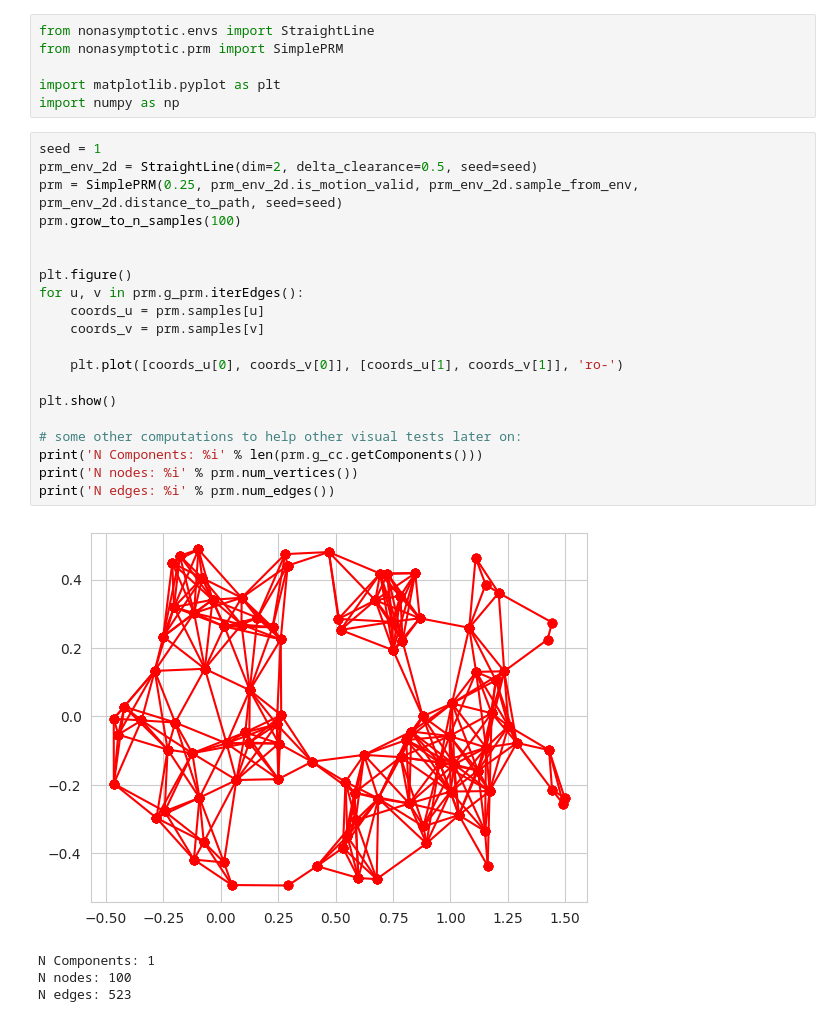
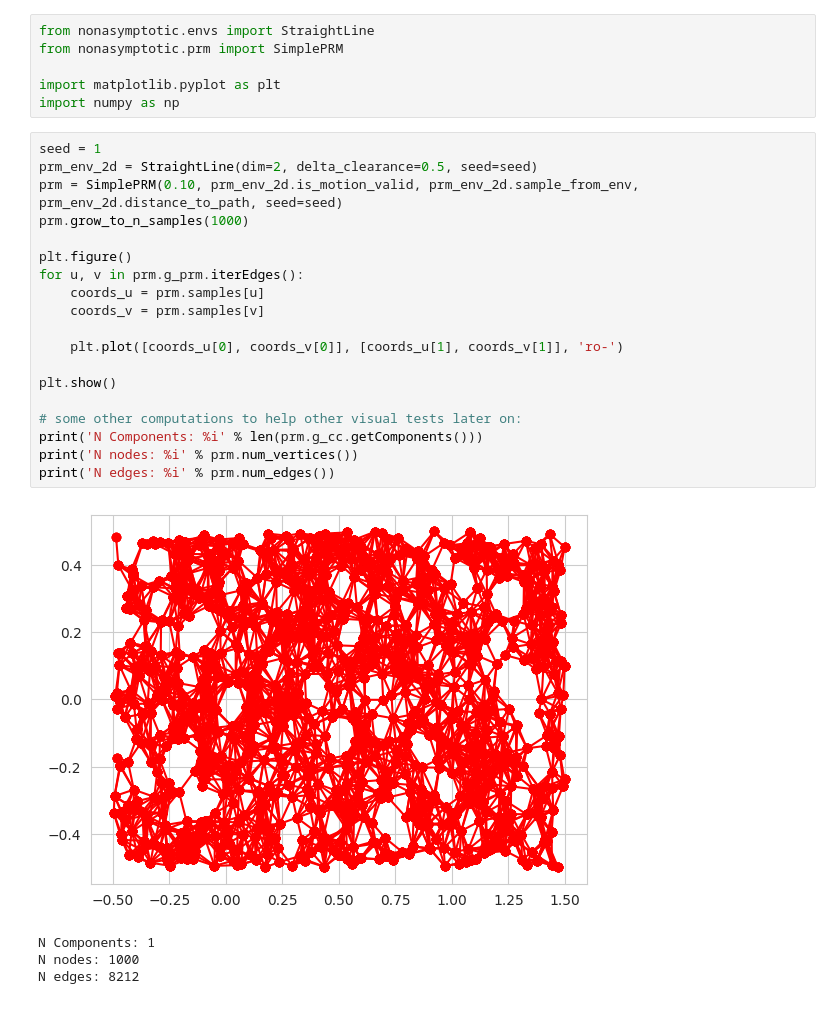
Before and after one commit to robustrobotics/nonasymptotic-mp, a Jupyter notebook: notebooks/vis_straight_line_env.ipynb, the cells around one changed output. Saved outputs shown, nothing was run; the diff lists cells and outputs as text.

```diff
--- a/notebooks/vis_straight_line_env.ipynb
+++ b/notebooks/vis_straight_line_env.ipynb
@@ -7,28 +7,27 @@ import numpy as np
 # %%
 seed = 1
 prm_env_2d = StraightLine(dim=2, delta_clearance=0.5, seed=seed)
-prm = SimplePRM(0.25, prm_env_2d.is_motion_valid, prm_env_2d.sample_from_env, prm_env_2d.distance_to_path, seed=seed)
-prm.grow_to_n_samples(100)
-
+prm = SimplePRM(0.10, prm_env_2d.is_motion_valid, prm_env_2d.sample_from_env, prm_env_2d.distance_to_path, seed=seed)
+prm.grow_to_n_samples(1000)
 
 plt.figure()
 for u, v in prm.g_prm.iterEdges():
     coords_u = prm.samples[u]
     coords_v = prm.samples[v]
 
     plt.plot([coords_u[0], coords_v[0]], [coords_u[1], coords_v[1]], 'ro-')
 
 plt.show()
 
 # some other computations to help other visual tests later on:
 print('N Components: %i' % len(prm.g_cc.getComponents()))
 print('N nodes: %i' % prm.num_vertices())
 print('N edges: %i' % prm.num_edges())
 # %% [output]
-[figure, old version]
+[figure, new version]
 N Components: 1
-N nodes: 100
-N edges: 523
+N nodes: 1000
+N edges: 8212
 # %%
 # do some connection queries with some existing points
 s = np.array([0., 0.])
```
Also changed, not shown: parts of 5 cells of this notebook, 2 other files.
